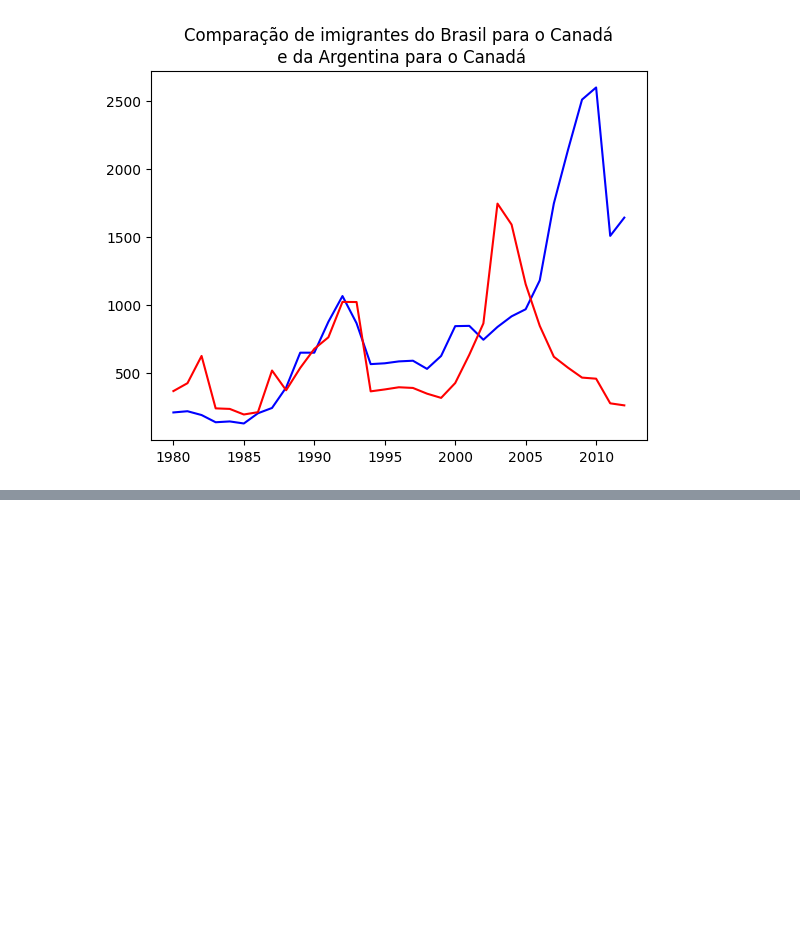
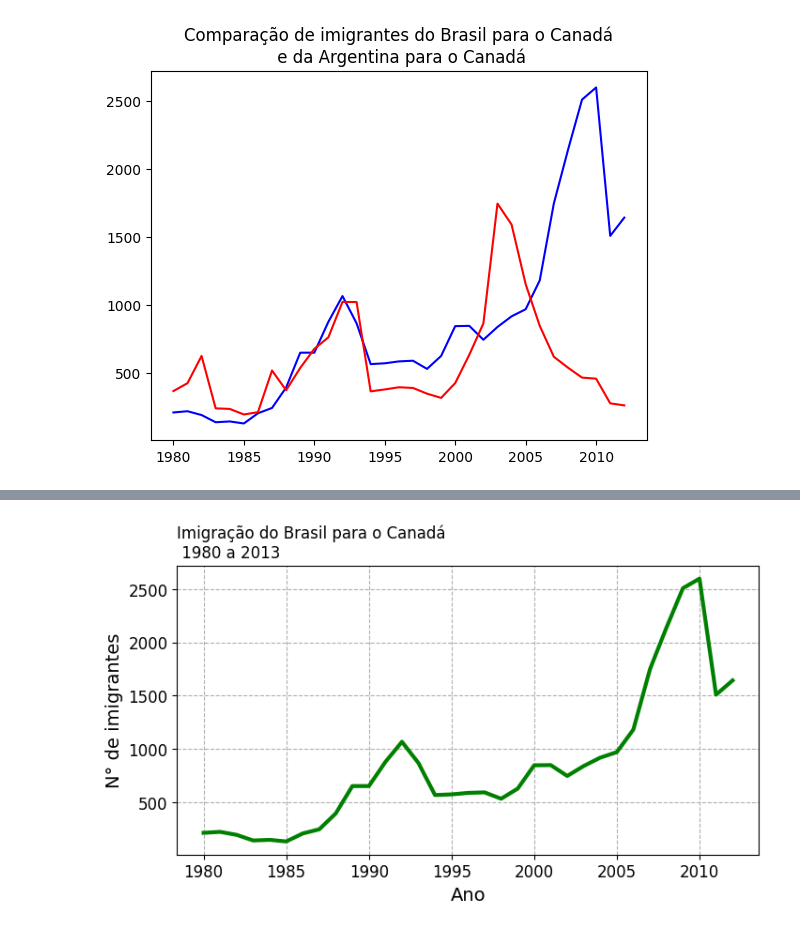
Before and after one commit to LucasSantino/c-digo_IABD_2024, a Jupyter notebook: Aula04/Aula4.ipynb, the cells around one changed output, grey strips where cells are left out. Cells and saved outputs as stored; diff of their text form; code cells hidden in the pictures; blank space fills up the shorter version.

Commit message:
Criando Figura

```diff
--- a/Aula04/Aula4.ipynb
+++ b/Aula04/Aula4.ipynb
@@ -151,0 +176,14 @@ plt.show()
+# %%
+fig, ax=plt.subplots(figsize=(8,4)) # Criando a figura
+#ax - axes
+ax.plot(df_brasil['anos'], df_brasil['imigrantes'], lw=3, color= 'green', label='brasil') # comando para
+ax.xaxis.set_major_locator(plt.MultipleLocator(5))# aletera o intervalo do eixo x
+ax.xaxis.set_tick_params(labelsize=12)
+ax.yaxis.set_tick_params(labelsize=12)
+ax.grid(linestyle='--')
+ax.set_title('Imigração do Brasil para o Canadá \n 1980 a 2013', loc='left')
+ax.set_xlabel('Ano', fontsize=14)
+ax.set_ylabel('N° de imigrantes', fontsize=14)
+plt.show()
+# %% [output]
+[figure, added]
```
Also changed, not shown: parts of 4 cells of this notebook.
